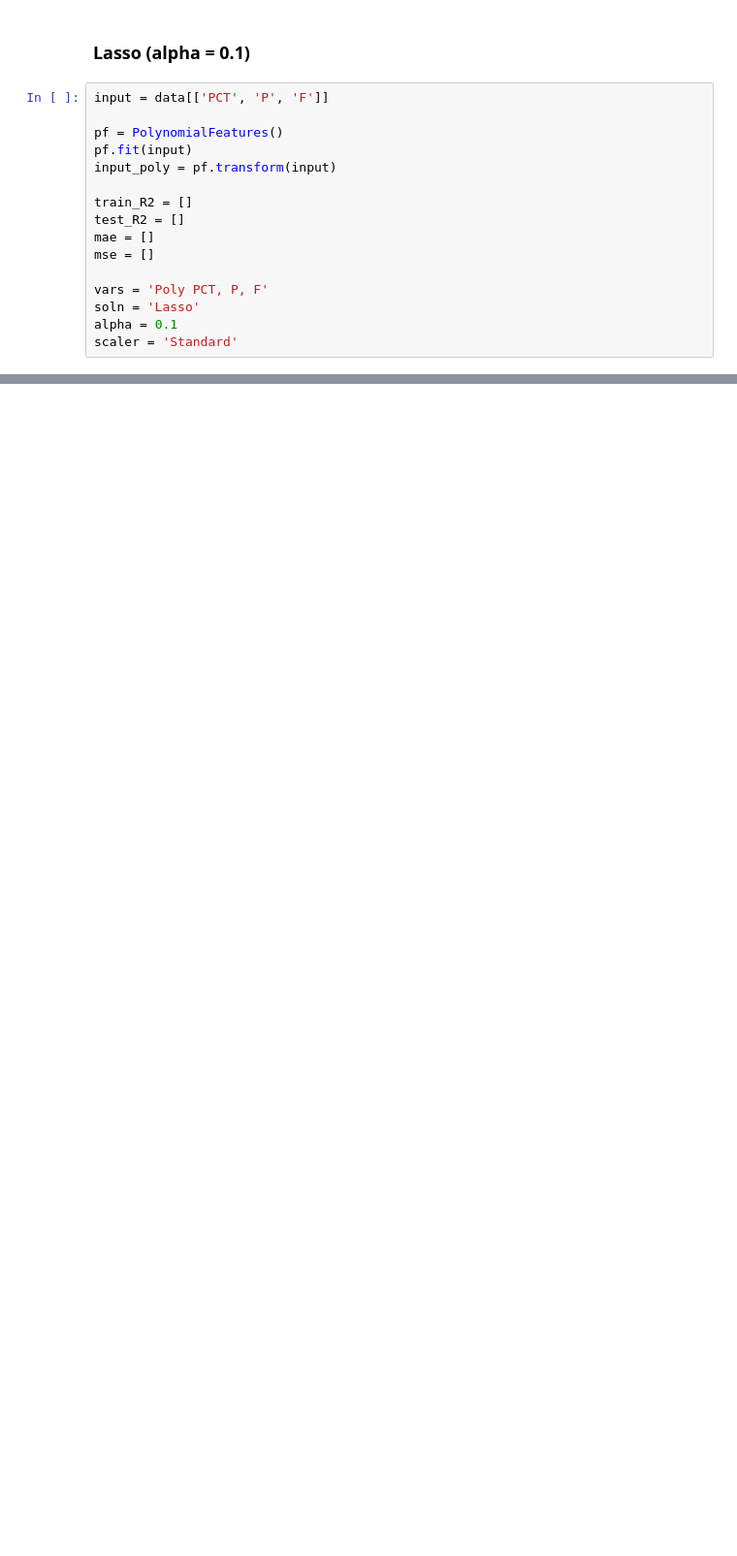
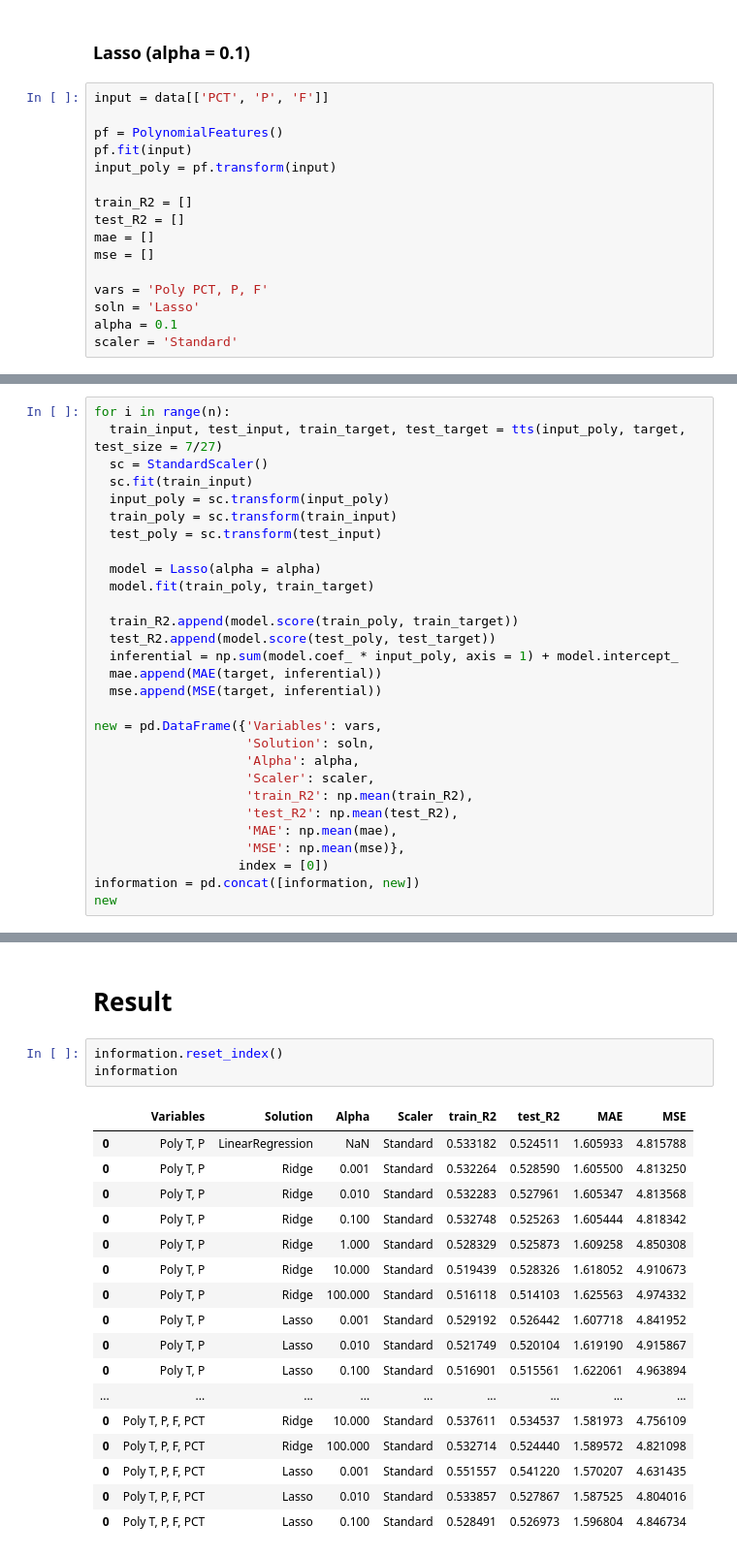
Before and after one commit to hoonzi-s/APC, a Jupyter notebook: #1ALK_213BTMRVP_R3.ipynb, the cells around one changed output, grey strips where cells are left out. Shown at 97% size. Saved outputs shown, nothing was run; the diff lists cells and outputs as text; blank space fills up the shorter version.

```diff
--- a/#1ALK_213BTMRVP_R3.ipynb
+++ b/#1ALK_213BTMRVP_R3.ipynb
@@ -1668,0 +2627,29 @@ new
+# %%
+for i in range(n):
+  train_input, test_input, train_target, test_target = tts(input_poly, target, test_size = 7/27)
+  sc = StandardScaler()
+  sc.fit(train_input)
+  input_poly = sc.transform(input_poly)
+  train_poly = sc.transform(train_input)
+  test_poly = sc.transform(test_input)
+
+  model = Lasso(alpha = alpha)
+  model.fit(train_poly, train_target)
+
+  train_R2.append(model.score(train_poly, train_target))
+  test_R2.append(model.score(test_poly, test_target))
+  inferential = np.sum(model.coef_ * input_poly, axis = 1) + model.intercept_
+  mae.append(MAE(target, inferential))
+  mse.append(MSE(target, inferential))
+
+new = pd.DataFrame({'Variables': vars,
+                    'Solution': soln,
+                    'Alpha': alpha,
+                    'Scaler': scaler,
+                    'train_R2': np.mean(train_R2),
+                    'test_R2': np.mean(test_R2),
+                    'MAE': np.mean(mae),
+                    'MSE': np.mean(mse)},
+                   index = [0])
+information = pd.concat([information, new])
+new
@@ -1668,0 +2659,23 @@ new
+# %% [markdown]
+# Result
+# %%
+information.reset_index()
+information
+# %% [output]
+|  | Variables | Solution | Alpha | Scaler | train_R2 | test_R2 | MAE | MSE |
+| 0 | Poly T, P | LinearRegression | NaN | Standard | 0.533182 | 0.524511 | 1.605933 | 4.815788 |
+| 0 | Poly T, P | Ridge | 0.001 | Standard | 0.532264 | 0.528590 | 1.605500 | 4.813250 |
+| 0 | Poly T, P | Ridge | 0.010 | Standard | 0.532283 | 0.527961 | 1.605347 | 4.813568 |
+| 0 | Poly T, P | Ridge | 0.100 | Standard | 0.532748 | 0.525263 | 1.605444 | 4.818342 |
+| 0 | Poly T, P | Ridge | 1.000 | Standard | 0.528329 | 0.525873 | 1.609258 | 4.850308 |
+| 0 | Poly T, P | Ridge | 10.000 | Standard | 0.519439 | 0.528326 | 1.618052 | 4.910673 |
+| 0 | Poly T, P | Ridge | 100.000 | Standard | 0.516118 | 0.514103 | 1.625563 | 4.974332 |
+| 0 | Poly T, P | Lasso | 0.001 | Standard | 0.529192 | 0.526442 | 1.607718 | 4.841952 |
+| 0 | Poly T, P | Lasso | 0.010 | Standard | 0.521749 | 0.520104 | 1.619190 | 4.915867 |
+| 0 | Poly T, P | Lasso | 0.100 | Standard | 0.516901 | 0.515561 | 1.622061 | 4.963894 |
+| ... | ... | ... | ... | ... | ... | ... | ... | ... |
+| 0 | Poly T, P, F, PCT | Ridge | 10.000 | Standard | 0.537611 | 0.534537 | 1.581973 | 4.756109 |
+| 0 | Poly T, P, F, PCT | Ridge | 100.000 | Standard | 0.532714 | 0.524440 | 1.589572 | 4.821098 |
+| 0 | Poly T, P, F, PCT | Lasso | 0.001 | Standard | 0.551557 | 0.541220 | 1.570207 | 4.631435 |
+| 0 | Poly T, P, F, PCT | Lasso | 0.010 | Standard | 0.533857 | 0.527867 | 1.587525 | 4.804016 |
+| 0 | Poly T, P, F, PCT | Lasso | 0.100 | Standard | 0.528491 | 0.526973 | 1.596804 | 4.846734 |
```
Also changed, not shown: parts of 99 cells of this notebook.
